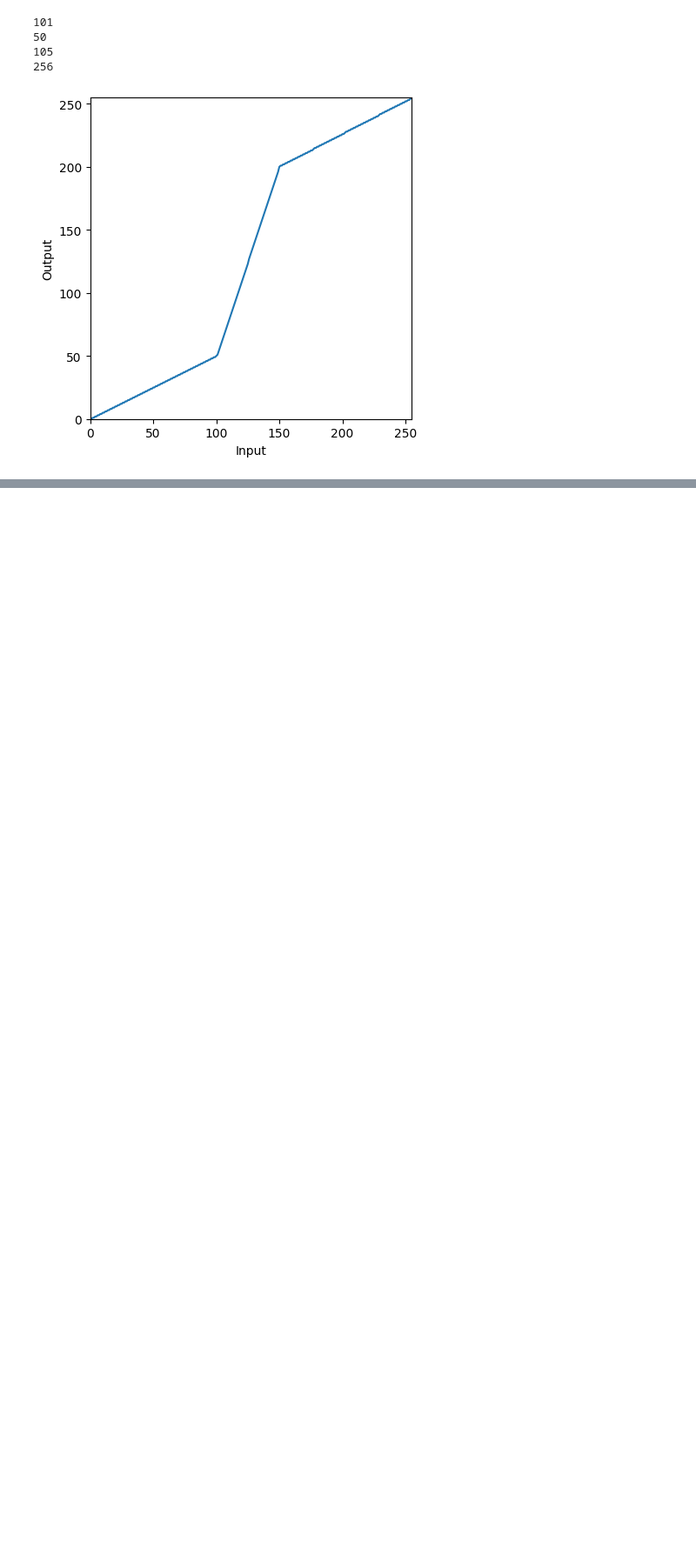
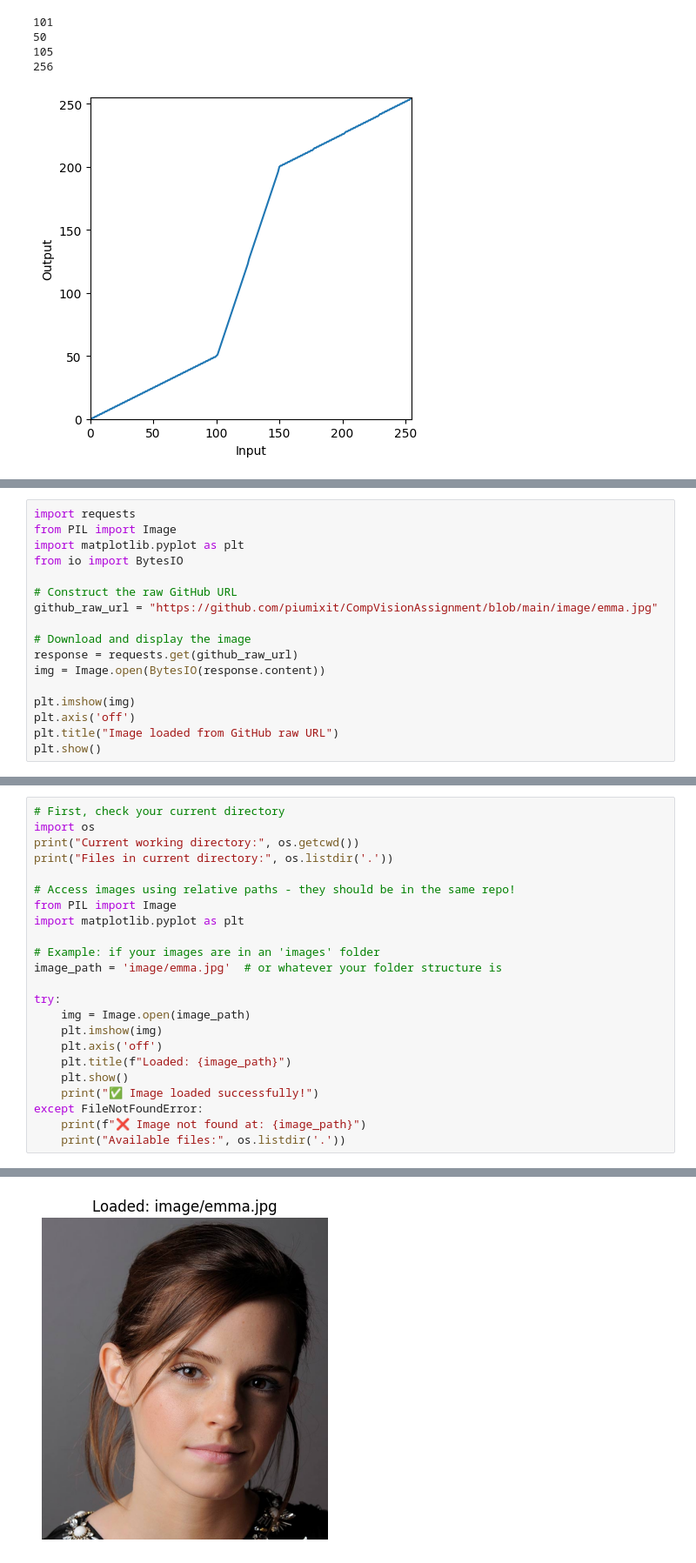
Before and after one commit to piumixit/CompVisionAssignment, a Jupyter notebook: 249316K.ipynb, the cells around one changed output, grey strips where cells are left out. Shown at 87% size. Cells and saved outputs as stored; diff of their text form; blank space fills up the shorter version.

```diff
--- a/249316K.ipynb
+++ b/249316K.ipynb
@@ -89,0 +144,17 @@ error: OpenCV(4.12.0) /io/opencv/modules/core/src/lut.cpp:159: error: (-215:Asse
+# %%
+import requests
+from PIL import Image
+import matplotlib.pyplot as plt
+from io import BytesIO
+
+# Construct the raw GitHub URL
+github_raw_url = "https://github.com/piumixit/CompVisionAssignment/blob/main/image/emma.jpg"
+
+# Download and display the image
+response = requests.get(github_raw_url)
+img = Image.open(BytesIO(response.content))
+
+plt.imshow(img)
+plt.axis('off')
+plt.title("Image loaded from GitHub raw URL")
+plt.show()
@@ -89,0 +195,24 @@ error: OpenCV(4.12.0) /io/opencv/modules/core/src/lut.cpp:159: error: (-215:Asse
+# %%
+# First, check your current directory
+import os
+print("Current working directory:", os.getcwd())
+print("Files in current directory:", os.listdir('.'))
+
+# Access images using relative paths - they should be in the same repo!
+from PIL import Image
+import matplotlib.pyplot as plt
+
+# Example: if your images are in an 'images' folder
+image_path = 'image/emma.jpg'  # or whatever your folder structure is
+
+try:
+    img = Image.open(image_path)
+    plt.imshow(img)
+    plt.axis('off')
+    plt.title(f"Loaded: {image_path}")
+    plt.show()
+    print("✅ Image loaded successfully!")
+except FileNotFoundError:
+    print(f"❌ Image not found at: {image_path}")
+    print("Available files:", os.listdir('.'))
+# %% [output]
@@ -89,0 +221 @@ error: OpenCV(4.12.0) /io/opencv/modules/core/src/lut.cpp:159: error: (-215:Asse
+[figure, added]
```
Also changed, not shown: parts of 11 cells of this notebook.
